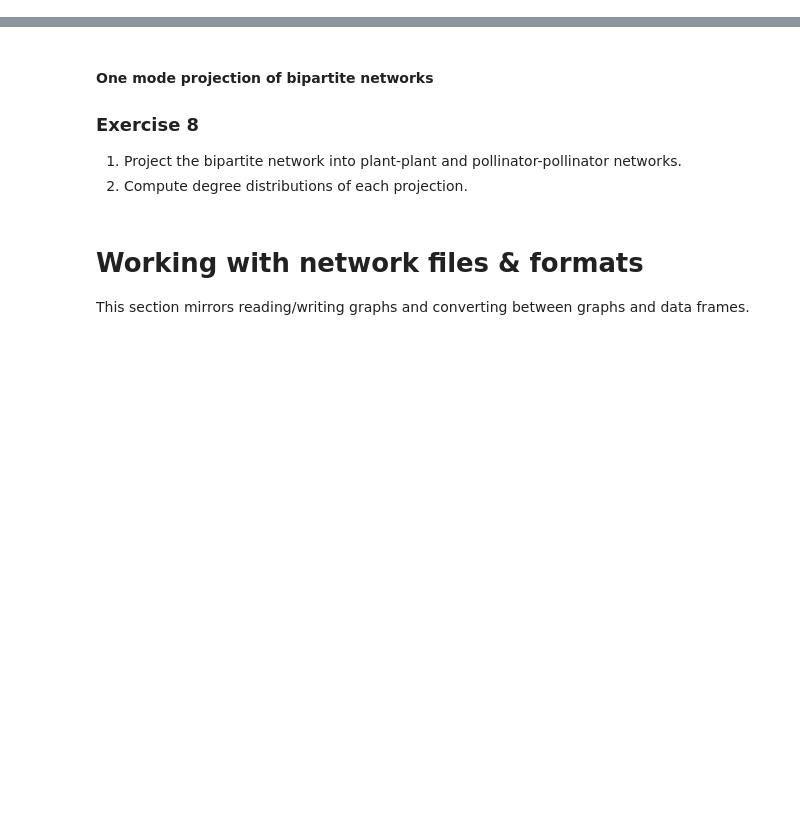
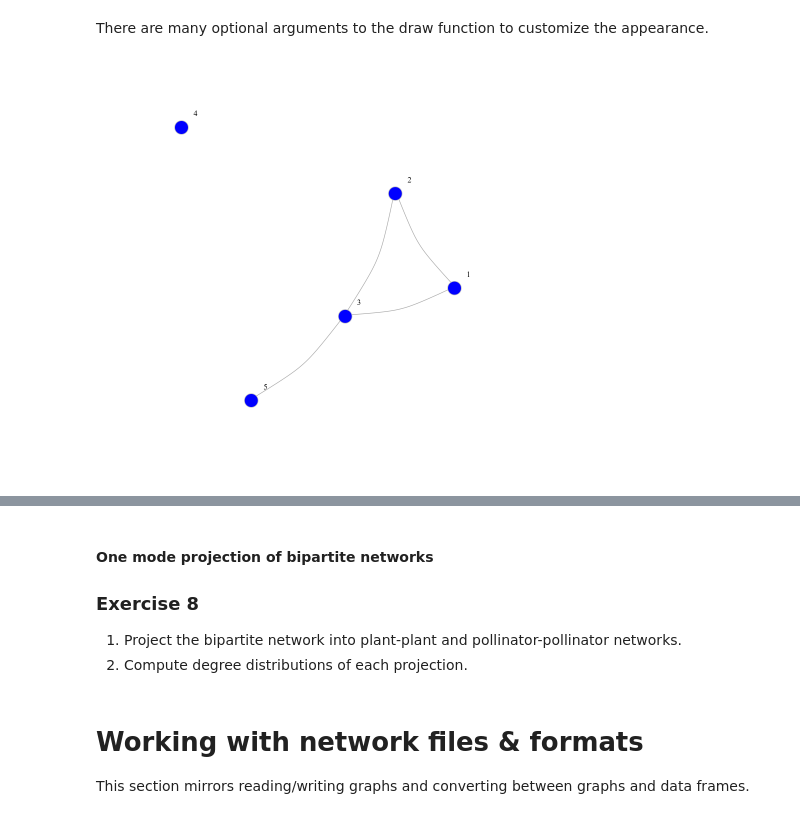
Before and after one commit to domgarvir/UPO_econetworks, a Jupyter notebook: Lesson01_A_R.ipynb, the cells around one changed output, grey strips where cells are left out. Saved outputs shown, nothing was run; the diff lists cells and outputs as text; code cells hidden in the pictures; blank space fills up the shorter version.

```diff
--- a/Lesson01_A_R.ipynb
+++ b/Lesson01_A_R.ipynb
@@ -241,0 +110,10 @@ as_tbl_graph(gB) |>
+# %% [markdown]
+There are many optional arguments to the draw function to customize the appearance.
+# %%
+plot(g1, vertex.color="blue", vertex.size=10,
+
+     vertex.frame.color="gray", vertex.label.color="black",
+
+     vertex.label.cex=0.8, vertex.label.dist=2, edge.curved=0.2)
+# %% [output]
+[figure, added]
```
Also changed, not shown: parts of 61 cells of this notebook, 7 other files.
